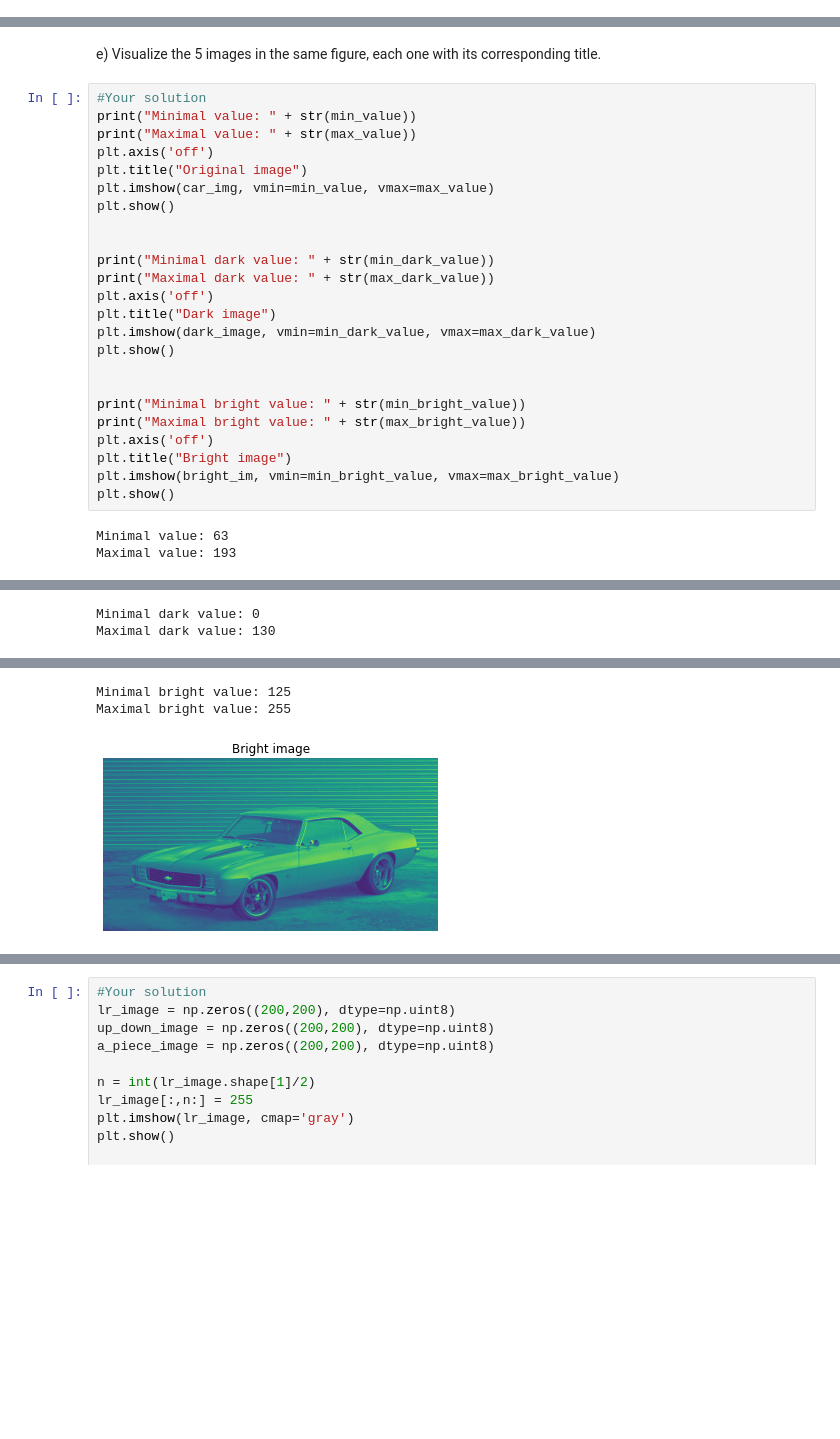
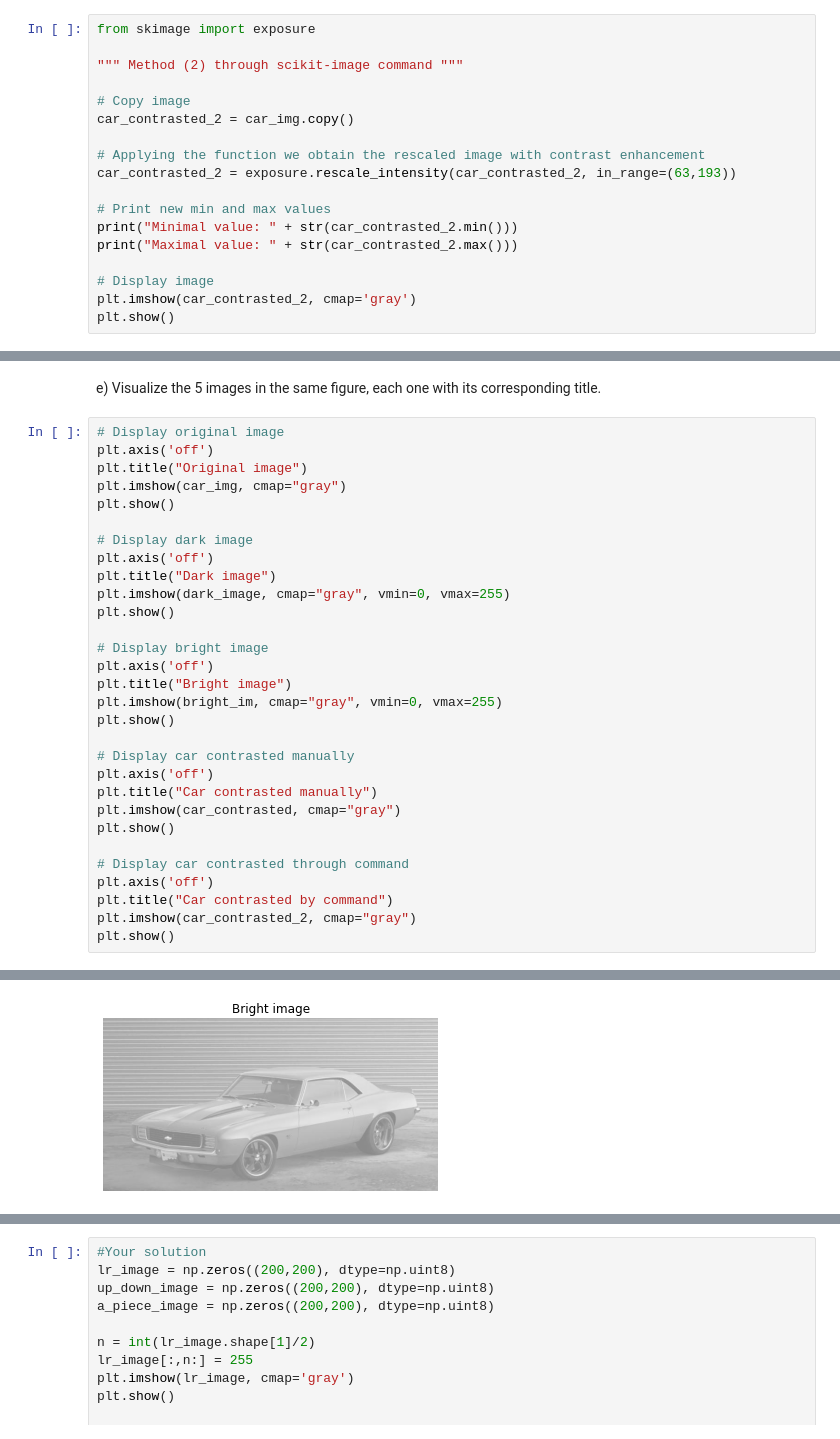
Before and after one commit to laurentiuNedelcu/va-laboratori, a Jupyter notebook: Laboratory 1 Image processing with skimage-20201001/p1_2020_2021.ipynb, the cells around one changed output, grey strips where cells are left out. Drawn from its saved outputs; the diff is of its cells as text; blank space fills up the shorter version.

```diff
--- a/Laboratory 1 Image processing with skimage-20201001/p1_2020_2021.ipynb
+++ b/Laboratory 1 Image processing with skimage-20201001/p1_2020_2021.ipynb
@@ -331,0 +394,18 @@ Implement the contrast enhancement using the two different available methods.
+# %%
+from skimage import exposure
+
+""" Method (2) through scikit-image command """
+
+# Copy image
+car_contrasted_2 = car_img.copy()
+
+# Applying the function we obtain the rescaled image with contrast enhancement
+car_contrasted_2 = exposure.rescale_intensity(car_contrasted_2, in_range=(63,193))
+
+# Print new min and max values
+print("Minimal value: " + str(car_contrasted_2.min()))
+print("Maximal value: " + str(car_contrasted_2.max()))
+
+# Display image
+plt.imshow(car_contrasted_2, cmap='gray')
+plt.show()
@@ -332,29 +416,33 @@ Implement the contrast enhancement using the two different available methods.
 # %% [markdown]
 e) Visualize the 5 images in the same figure, each one with its corresponding title.
 # %%
-#Your solution
-print("Minimal value: " + str(min_value))
-print("Maximal value: " + str(max_value))
+# Display original image
 plt.axis('off')
 plt.title("Original image")
-plt.imshow(car_img, vmin=min_value, vmax=max_value)
+plt.imshow(car_img, cmap="gray")
 plt.show()
 
-
-print("Minimal dark value: " + str(min_dark_value))
-print("Maximal dark value: " + str(max_dark_value))
+# Display dark image
 plt.axis('off')
 plt.title("Dark image")
-plt.imshow(dark_image, vmin=min_dark_value, vmax=max_dark_value)
+plt.imshow(dark_image, cmap="gray", vmin=0, vmax=255)
 plt.show()
 
-
-print("Minimal bright value: " + str(min_bright_value))
-print("Maximal bright value: " + str(max_bright_value))
+# Display bright image
 plt.axis('off')
 plt.title("Bright image")
-plt.imshow(bright_im, vmin=min_bright_value, vmax=max_bright_value)
+plt.imshow(bright_im, cmap="gray", vmin=0, vmax=255)
 plt.show()
+
+# Display car contrasted manually
+plt.axis('off')
+plt.title("Car contrasted manually")
+plt.imshow(car_contrasted, cmap="gray")
+plt.show()
+
+# Display car contrasted through command
+plt.axis('off')
+plt.title("Car contrasted by command")
+plt.imshow(car_contrasted_2, cmap="gray")
+plt.show()
 # %% [output]
-Minimal value: 63
-Maximal value: 193
@@ -362,2 +449,0 @@ Maximal value: 193
-Minimal dark value: 0
-Maximal dark value: 130
@@ -365,3 +451 @@ Maximal dark value: 130
-Minimal bright value: 125
-Maximal bright value: 255
-[figure, old version]
+[figure, new version]
```
Also changed, not shown: parts of 27 cells of this notebook.
